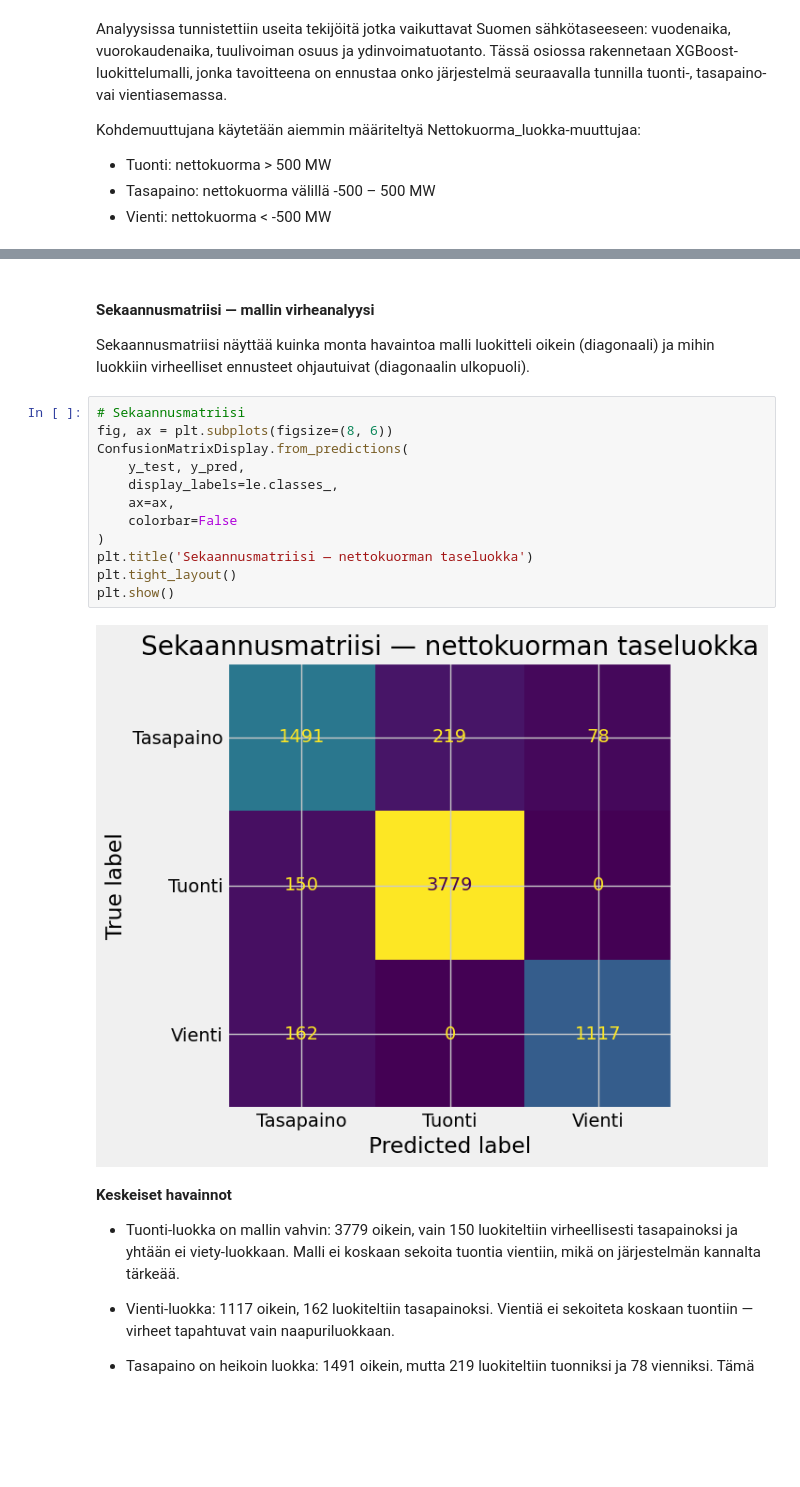
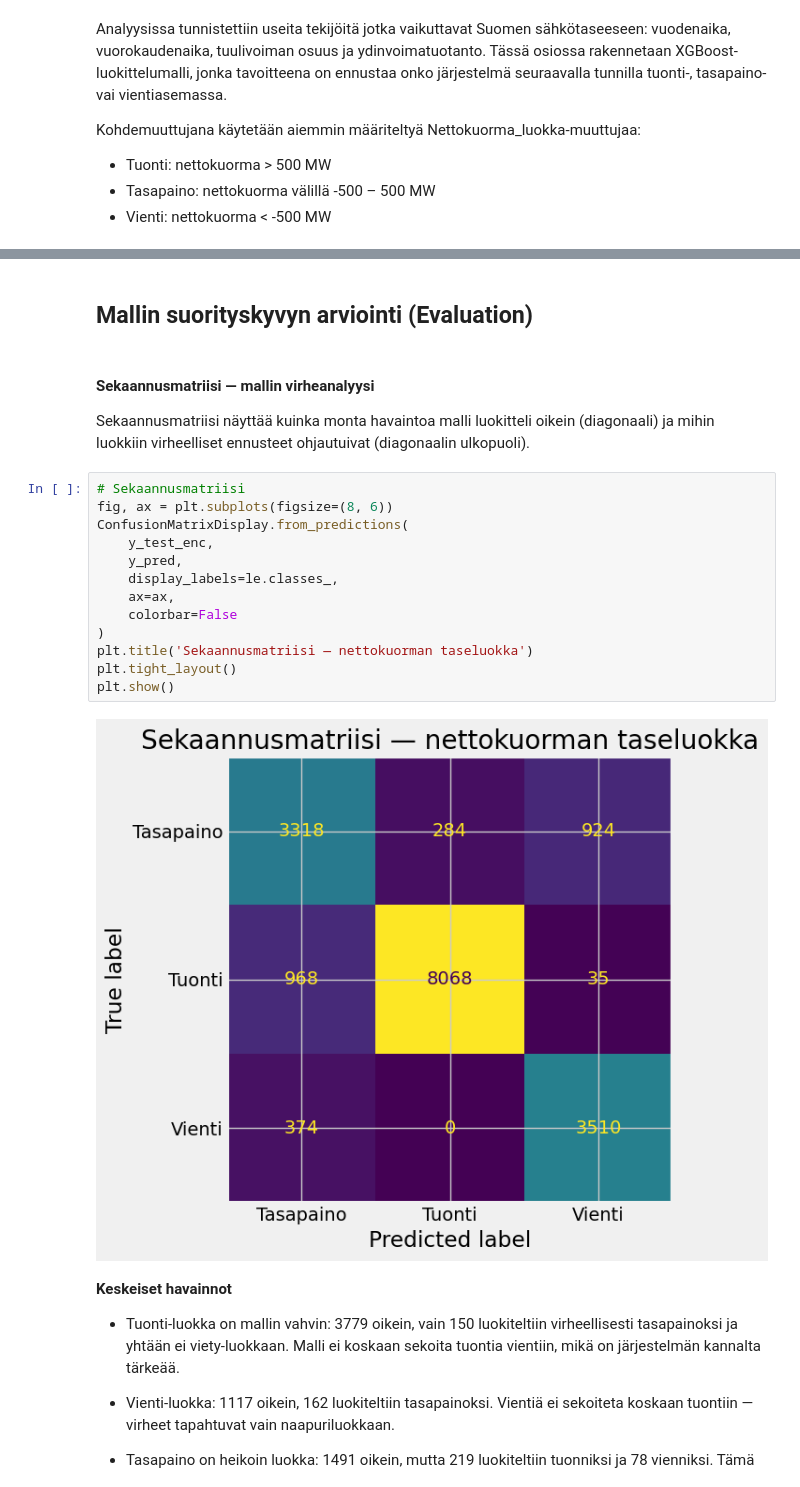
Before and after one commit to Santtulah/thesis, a Jupyter notebook: fingrid.ipynb, the cells around one changed output, grey strips where cells are left out. Drawn from its saved outputs; the diff is of its cells as text; blank space fills up the shorter version.

Commit message:
Lisää CRISP-DM vaiheet ja mallin optimointia

```diff
--- a/fingrid.ipynb
+++ b/fingrid.ipynb
@@ -1107,3 +1121,5 @@ weighted avg       0.91      0.91      0.91      6996
+# %% [markdown]
+## Mallin suorityskyvyn arviointi (Evaluation)
 # %% [markdown]
 #### Sekaannusmatriisi — mallin virheanalyysi
 
@@ -1113,17 +1129,18 @@ Sekaannusmatriisi näyttää kuinka monta havaintoa malli luokitteli oikein
 # %%
 # Sekaannusmatriisi
 fig, ax = plt.subplots(figsize=(8, 6))
 ConfusionMatrixDisplay.from_predictions(
-    y_test, y_pred,
+    y_test_enc,
+    y_pred,
     display_labels=le.classes_,
     ax=ax,
     colorbar=False
 )
 plt.title('Sekaannusmatriisi — nettokuorman taseluokka')
 plt.tight_layout()
 plt.show()
 # %% [output]
-[figure, old version]
+[figure, new version]
 # %% [markdown]
 **Keskeiset havainnot**
 
```
Also changed, not shown: parts of 16 cells of this notebook.
